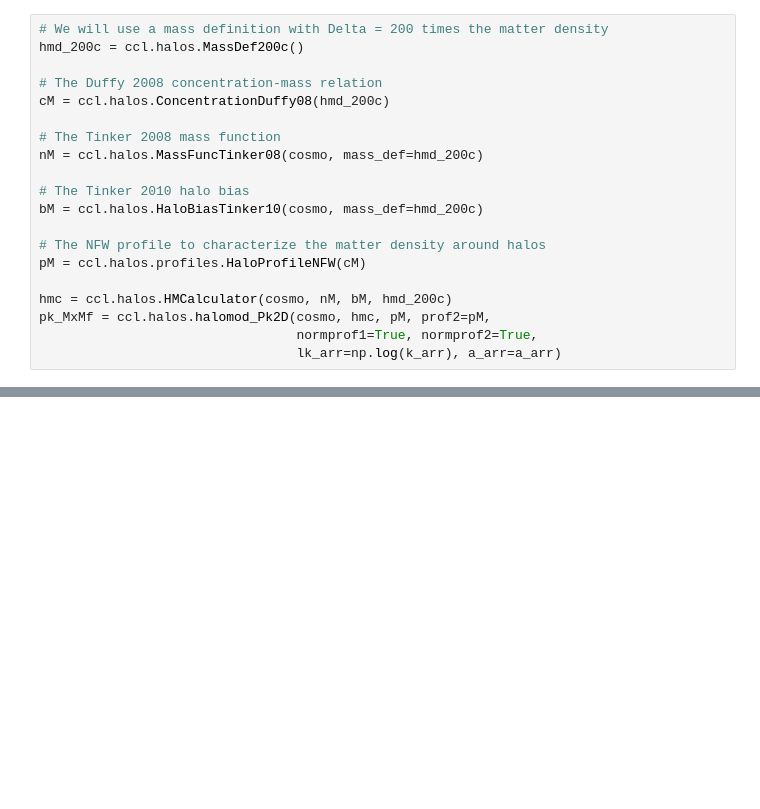
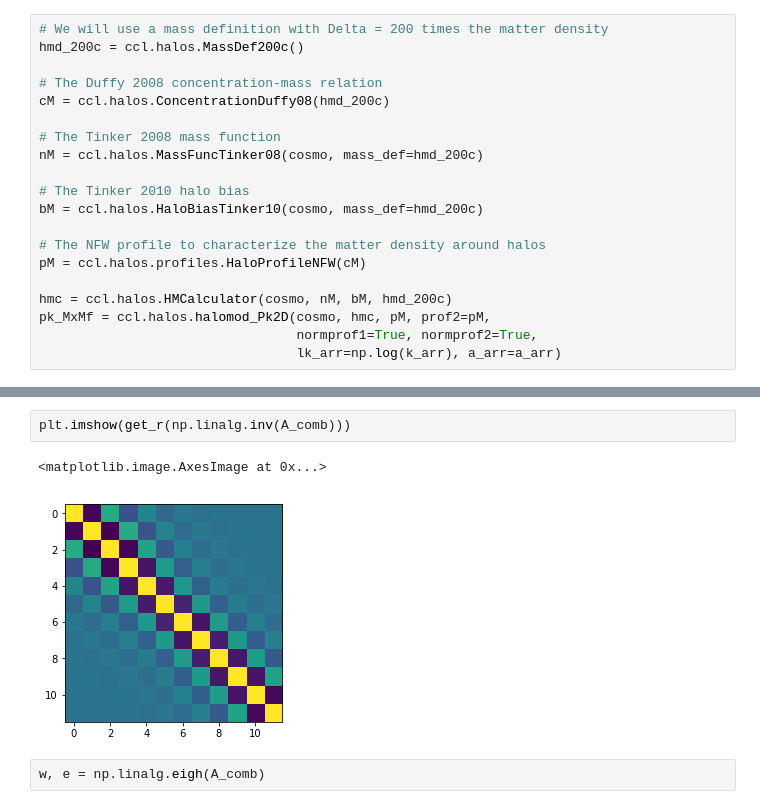
Before and after one commit to anyabua/FermiX, a Jupyter notebook: Decay.ipynb, the cells around one changed output, grey strips where cells are left out. Drawn from its saved outputs; the diff is of its cells as text; blank space fills up the shorter version.

```diff
--- a/Decay.ipynb
+++ b/Decay.ipynb
@@ -167,0 +198,7 @@ print(F[4])
+# %%
+plt.imshow(get_r(np.linalg.inv(A_comb)))
+# %% [output]
+<matplotlib.image.AxesImage at 0x...>
+[figure, added]
+# %%
+w, e = np.linalg.eigh(A_comb)
```
Also changed, not shown: parts of 8 cells of this notebook.
